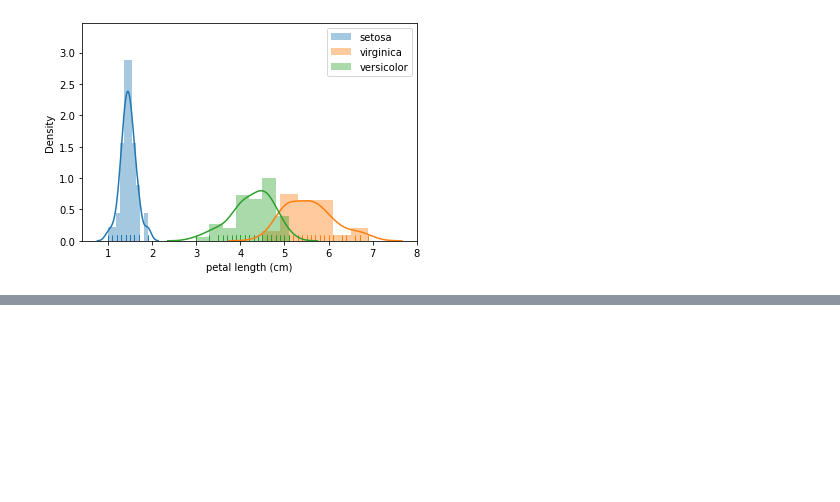
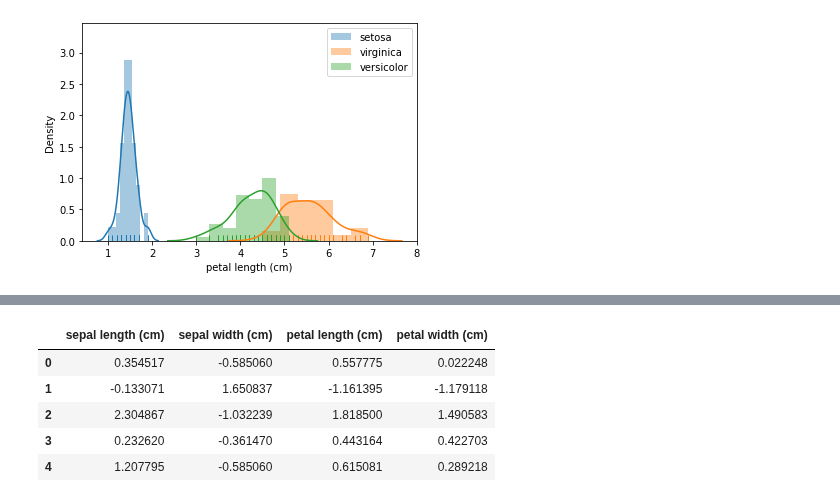
Before and after one commit to jinhuioh/Hi_ai, a Jupyter notebook: data11-day64/iris_scaling_gridsearch-confusionmatrix.ipynb, the cells around one changed output, grey strips where cells are left out. Cells and saved outputs as stored; diff of their text form; code cells hidden in the pictures; blank space fills up the shorter version.

```diff
--- a/data11-day64/iris_scaling_gridsearch-confusionmatrix.ipynb
+++ b/data11-day64/iris_scaling_gridsearch-confusionmatrix.ipynb
@@ -209,0 +314,10 @@ plt.show()
+# %%
+X_test_s = pd.DataFrame(ss.transform(X_test),columns=X_test.columns)#fit은 위에서 했으니까 안해줘도 됨.
+X_test_s.head()
+# %% [output]
+|  | sepal length (cm) | sepal width (cm) | petal length (cm) | petal width (cm) |
+| 0 | 0.354517 | -0.585060 | 0.557775 | 0.022248 |
+| 1 | -0.133071 | 1.650837 | -1.161395 | -1.179118 |
+| 2 | 2.304867 | -1.032239 | 1.818500 | 1.490583 |
+| 3 | 0.232620 | -0.361470 | 0.443164 | 0.422703 |
+| 4 | 1.207795 | -0.585060 | 0.615081 | 0.289218 |
```
Also changed, not shown: parts of 25 cells of this notebook.
